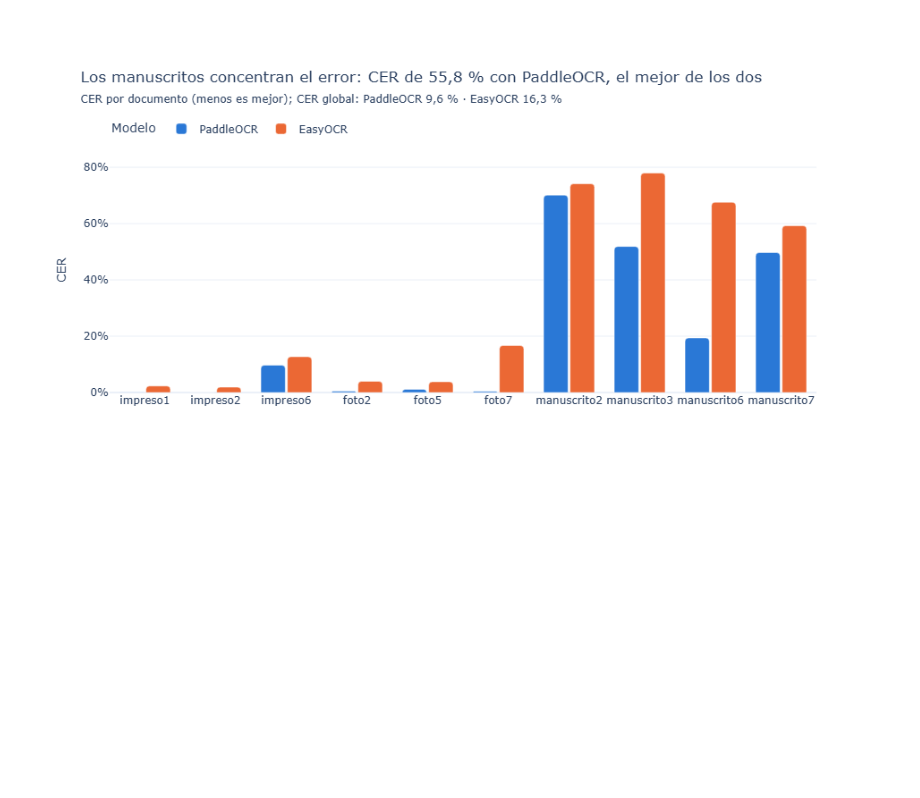
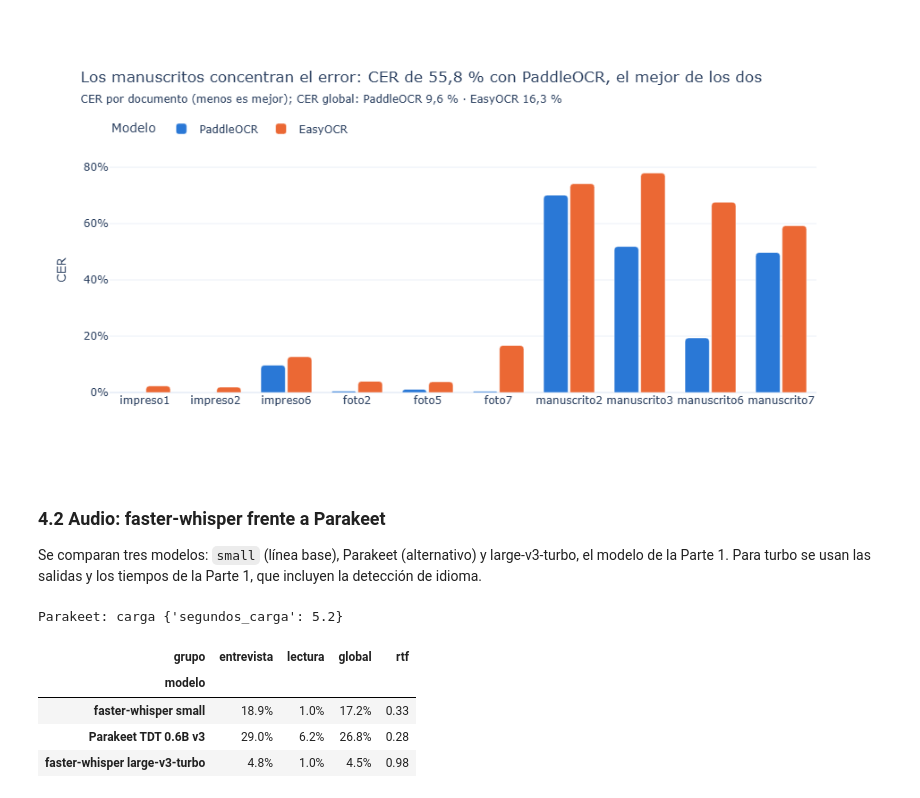
Before and after one commit to IvettexMamani/diplomado-python-2026, a Jupyter notebook: tarea_2/02_evaluacion.ipynb, the cells around one changed output. Drawn from its saved outputs; the diff is of its cells as text; code cells hidden in the pictures; blank space fills up the shorter version.

```diff
--- a/tarea_2/02_evaluacion.ipynb
+++ b/tarea_2/02_evaluacion.ipynb
@@ -488,3 +488,39 @@ fig4.update_layout(barcornerradius=4, bargap=0.25, bargroupgap=0.08, legend=dict
 fig4.show()
 # %% [output]
 [figure]
+# %% [markdown]
+### 4.2 Audio: faster-whisper frente a Parakeet
+
+Se comparan tres modelos: `small` (línea base), Parakeet (alternativo) y large-v3-turbo, el modelo de la Parte 1. Para turbo se usan las salidas y los tiempos de la Parte 1, que incluyen la detección de idioma.
+# %%
+import onnx_asr
+
+
+def leer_turbo(i):
+    j = json.loads((RAW / "audio" / "salidas" / f"{i}.json").read_text(encoding="utf-8"))
+    texto = " ".join(pd.read_csv(RAW / "audio" / "salidas" / f"{i}.csv", keep_default_na=False)["texto"])
+    return {"id": i, "texto": texto, "segundos": j["segundos_asr"]}
+
+
+salidas_asr["Parakeet TDT 0.6B v3"], cargas["Parakeet TDT 0.6B v3"] = correr(
+    "parakeet-tdt-0.6b-v3", muestra_audios,
+    lambda: onnx_asr.load_model("nemo-parakeet-tdt-0.6b-v3", quantization="int8").with_vad(onnx_asr.load_vad("silero")),
+    lambda modelo, i: " ".join(s.text.strip() for s in modelo.recognize(cargar_audio(ruta_audio[i]), sample_rate=SR)))
+salidas_asr["faster-whisper large-v3-turbo"] = {i: leer_turbo(i) for i in muestra_audios}
+
+wer = pd.concat([tabla(salidas_asr[m], m, "palabras", m_audios[["condicion", "duracion_seg"]]) for m in salidas_asr])
+wer["rtf"] = wer["segundos"] / wer["duracion_seg"]
+wer["grupo"] = wer["condicion"].str.split(" ").str[0]
+wer_grupo = resumen(wer, "grupo").loc[list(salidas_asr), ["entrevista", "lectura"]]
+wer_grupo["global"] = [medir([referencias[i] for i in muestra_audios], [salidas_asr[m][i]["texto"] for i in muestra_audios],
+                             "palabras")["tasa"] for m in wer_grupo.index]
+wer_grupo["rtf"] = wer.groupby("modelo")["segundos"].sum() / wer.groupby("modelo")["duracion_seg"].sum()
+print(f"Parakeet: carga {cargas['Parakeet TDT 0.6B v3']}")
+wer_grupo.style.format({c: "{:.1%}" for c in ["entrevista", "lectura", "global"]} | {"rtf": "{:.2f}"})
+# %% [output]
+Parakeet: carga {'segundos_carga': 5.2}
+| grupo | entrevista | lectura | global | rtf |
+| modelo |  |  |  |  |
+| faster-whisper small | 18.9% | 1.0% | 17.2% | 0.33 |
+| Parakeet TDT 0.6B v3 | 29.0% | 6.2% | 26.8% | 0.28 |
+| faster-whisper large-v3-turbo | 4.8% | 1.0% | 4.5% | 0.98 |
```
Also changed, not shown: parts of 1 cell of this notebook.
